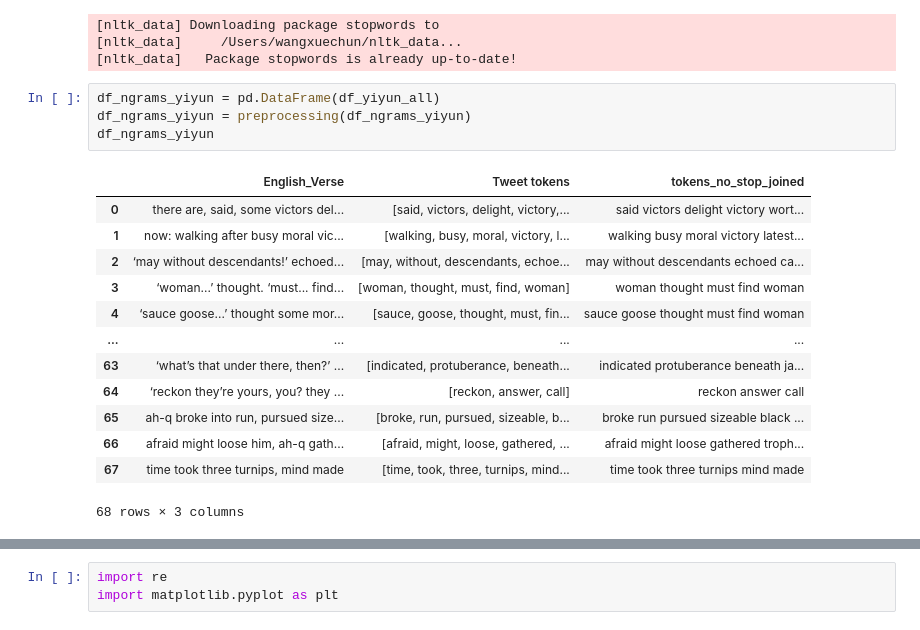
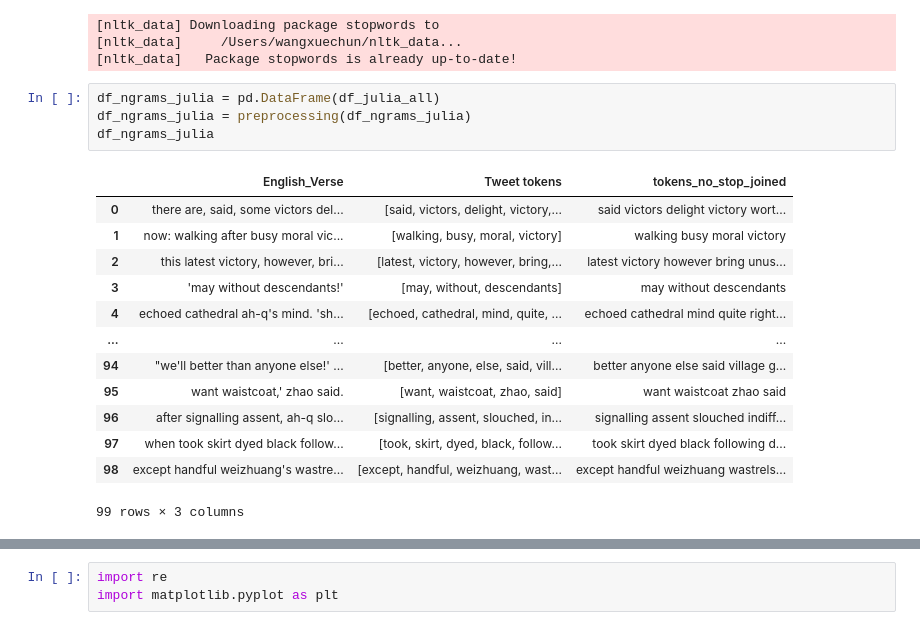
Before and after one commit to sydney-machine-learning/translationanalysis-Mandarin, a Jupyter notebook: jupyter_notebook/semantic_analysis.ipynb, the cells around one changed output, grey strips where cells are left out. Drawn from its saved outputs; the diff is of its cells as text.

```diff
--- a/jupyter_notebook/semantic_analysis.ipynb
+++ b/jupyter_notebook/semantic_analysis.ipynb
@@ -311,22 +328,22 @@ def ngrams_series_func(data, n):
 [nltk_data] Downloading package stopwords to
 [nltk_data]     /Users/wangxuechun/nltk_data...
 [nltk_data]   Package stopwords is already up-to-date!
-# %%
-df_ngrams_yiyun = pd.DataFrame(df_yiyun_all)
-df_ngrams_yiyun = preprocessing(df_ngrams_yiyun)
-df_ngrams_yiyun
-# %% [output]
-|  | English_Verse | Tweet tokens | tokens_no_stop_joined |
-| 0 | there are, said, some victors del... | [said, victors, delight, victory,... | said victors delight victory wort... |
-| 1 | now: walking after busy moral vic... | [walking, busy, moral, victory, l... | walking busy moral victory latest... |
-| 2 | ‘may without descendants!’ echoed... | [may, without, descendants, echoe... | may without descendants echoed ca... |
-| 3 | ‘woman...’ thought. ‘must... find... | [woman, thought, must, find, woman] | woman thought must find woman |
-| 4 | ‘sauce goose...’ thought some mor... | [sauce, goose, thought, must, fin... | sauce goose thought must find woman |
-| ... | ... | ... | ... |
-| 63 | ‘what’s that under there, then?’ ... | [indicated, protuberance, beneath... | indicated protuberance beneath ja... |
-| 64 | ‘reckon they’re yours, you? they ... | [reckon, answer, call] | reckon answer call |
-| 65 | ah-q broke into run, pursued size... | [broke, run, pursued, sizeable, b... | broke run pursued sizeable black ... |
-| 66 | afraid might loose him, ah-q gath... | [afraid, might, loose, gathered, ... | afraid might loose gathered troph... |
-| 67 | time took three turnips, mind made | [time, took, three, turnips, mind... | time took three turnips mind made |
-68 rows × 3 columns
+# %%
+df_ngrams_julia = pd.DataFrame(df_julia_all)
+df_ngrams_julia = preprocessing(df_ngrams_julia)
+df_ngrams_julia
+# %% [output]
+|  | English_Verse | Tweet tokens | tokens_no_stop_joined |
+| 0 | there are, said, some victors del... | [said, victors, delight, victory,... | said victors delight victory wort... |
+| 1 | now: walking after busy moral vic... | [walking, busy, moral, victory] | walking busy moral victory |
+| 2 | this latest victory, however, bri... | [latest, victory, however, bring,... | latest victory however bring unus... |
+| 3 | 'may without descendants!' | [may, without, descendants] | may without descendants |
+| 4 | echoed cathedral ah-q's mind. 'sh... | [echoed, cathedral, mind, quite, ... | echoed cathedral mind quite right... |
+| ... | ... | ... | ... |
+| 94 | "we'll better than anyone else!' ... | [better, anyone, else, said, vill... | better anyone else said village g... |
+| 95 | want waistcoat,' zhao said. | [want, waistcoat, zhao, said] | want waistcoat zhao said |
+| 96 | after signalling assent, ah-q slo... | [signalling, assent, slouched, in... | signalling assent slouched indiff... |
+| 97 | when took skirt dyed black follow... | [took, skirt, dyed, black, follow... | took skirt dyed black following d... |
+| 98 | except handful weizhuang's wastre... | [except, handful, weizhuang, wast... | except handful weizhuang wastrels... |
+99 rows × 3 columns
 # %%
```
Also changed, not shown: parts of 14 cells of this notebook.
